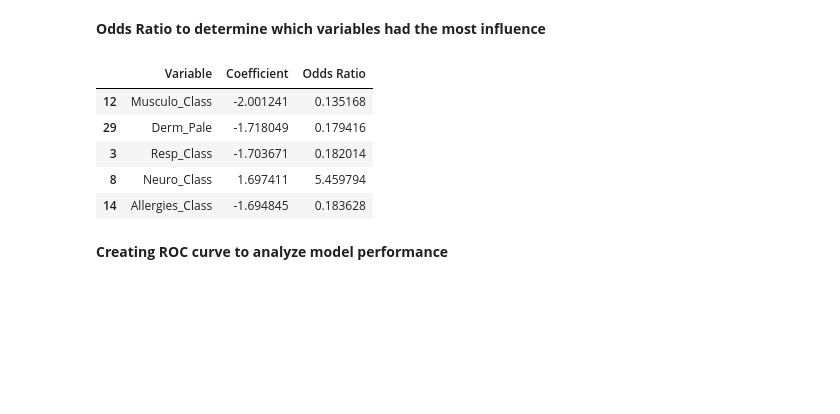
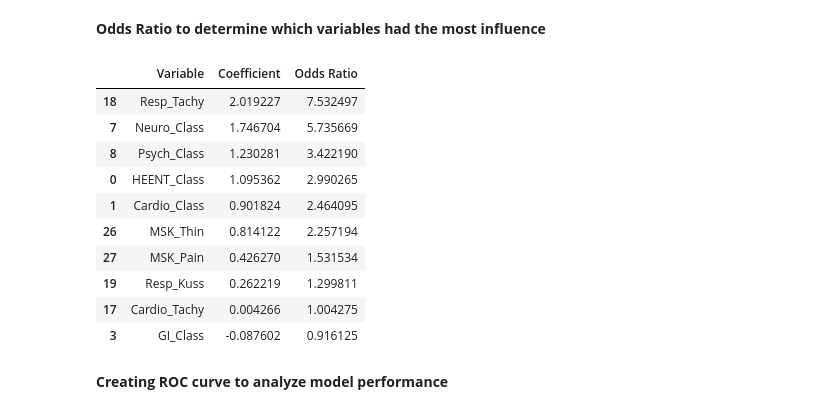
Before and after one commit to andrea-stofko/bmi-data-science-project, a Jupyter notebook: PE - DKA BMI.ipynb, the cells around one changed output. Saved outputs shown, nothing was run; the diff lists cells and outputs as text; code cells hidden in the pictures; blank space fills up the shorter version.

Commit message:
logistic regression odds ratio

```diff
--- a/PE - DKA BMI.ipynb
+++ b/PE - DKA BMI.ipynb
@@ -638,7 +638,7 @@ imaging_predict.head()
 | 4 | 5 | 1 | 0 | 0 | 1 | 0 | 0 | 0 | ... |
 # %%
 #assign X and y
-X= imaging_predict.drop(columns = {'Imaging'})
+X= imaging_predict.drop(columns = {'PUDID','Imaging'}) #also removing PUDID for logistic regression
 y= imaging_predict['Imaging']
 # %%
 #How imbalanced is y?
@@ -715,27 +715,32 @@ Recall measures whether we accurately pick up all the cases in the desired class
 # %%
 #What are the coefficients and odds ratios?
 coefficients = logreg.coef_[0]
 odds_ratios = np.exp(coefficients)
 
 #create data frame with independent variables
 variables = X.columns
 coef_df = pd.DataFrame({
     'Variable': variables,
     'Coefficient': coefficients,
     'Odds Ratio': odds_ratios
 })
 
 # Sort by absolute coefficient size (optional)
-coef_df = coef_df.sort_values(by='Coefficient', key=abs, ascending=False)
+coef_df = coef_df.sort_values(by='Coefficient', ascending=False)
 
-coef_df.head()
+coef_df.head(10)
 # %% [output]
 |  | Variable | Coefficient | Odds Ratio |
-| 12 | Musculo_Class | -2.001241 | 0.135168 |
-| 29 | Derm_Pale | -1.718049 | 0.179416 |
-| 3 | Resp_Class | -1.703671 | 0.182014 |
-| 8 | Neuro_Class | 1.697411 | 5.459794 |
-| 14 | Allergies_Class | -1.694845 | 0.183628 |
+| 18 | Resp_Tachy | 2.019227 | 7.532497 |
+| 7 | Neuro_Class | 1.746704 | 5.735669 |
+| 8 | Psych_Class | 1.230281 | 3.422190 |
+| 0 | HEENT_Class | 1.095362 | 2.990265 |
+| 1 | Cardio_Class | 0.901824 | 2.464095 |
+| 26 | MSK_Thin | 0.814122 | 2.257194 |
+| 27 | MSK_Pain | 0.426270 | 1.531534 |
+| 19 | Resp_Kuss | 0.262219 | 1.299811 |
+| 17 | Cardio_Tachy | 0.004266 | 1.004275 |
+| 3 | GI_Class | -0.087602 | 0.916125 |
 # %% [markdown]
 **Creating ROC curve to analyze model performance**
 # %%
```
Also changed, not shown: parts of 1 cell of this notebook.
